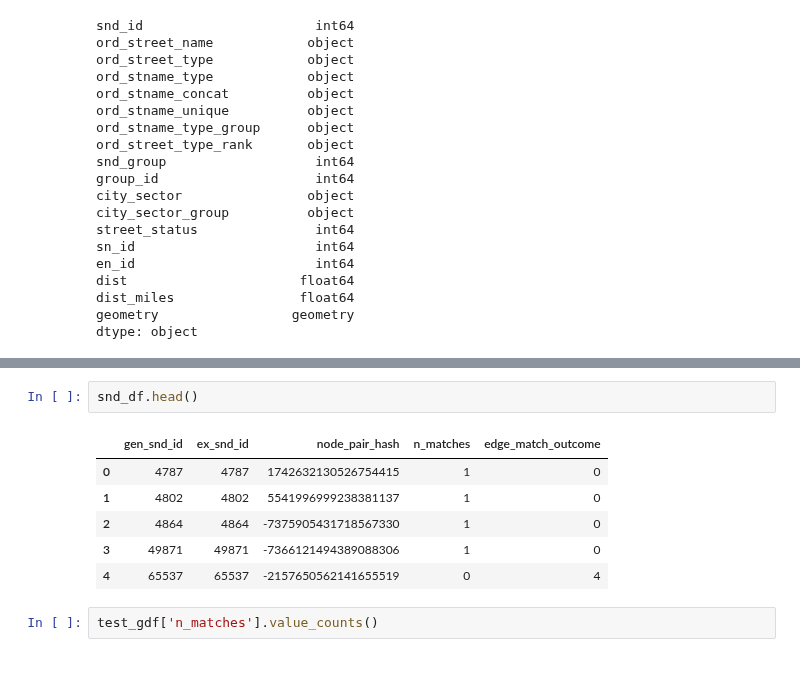
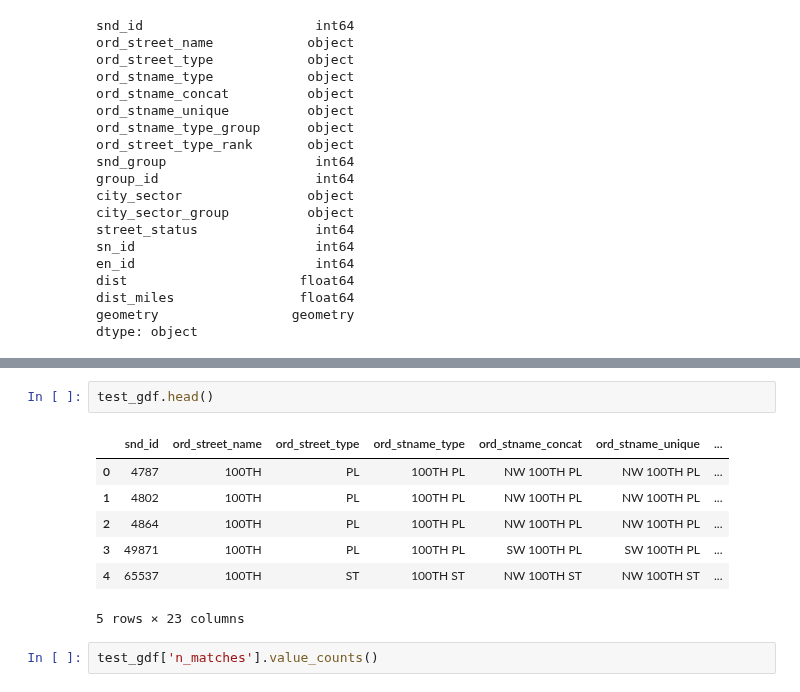
Before and after one commit to mike-babb/seattle_streets, a Jupyter notebook: code/step_13_find_overlapping_segments.ipynb, the cells around one changed output, grey strips where cells are left out. Saved outputs shown, nothing was run; the diff lists cells and outputs as text.

```diff
--- a/code/step_13_find_overlapping_segments.ipynb
+++ b/code/step_13_find_overlapping_segments.ipynb
@@ -166,15 +167,16 @@ test_gdf = pd.merge(left = gdf, right = snd_df,  left_on = 'snd_id', right_on='g
 test_gdf.shape
 # %% [output]
 (29780, 23)
-# %%
-snd_df.head()
-# %% [output]
-|  | gen_snd_id | ex_snd_id | node_pair_hash | n_matches | edge_match_outcome |
-| 0 | 4787 | 4787 | 1742632130526754415 | 1 | 0 |
-| 1 | 4802 | 4802 | 5541996999238381137 | 1 | 0 |
-| 2 | 4864 | 4864 | -7375905431718567330 | 1 | 0 |
-| 3 | 49871 | 49871 | -7366121494389088306 | 1 | 0 |
-| 4 | 65537 | 65537 | -2157650562141655519 | 0 | 4 |
+# %%
+test_gdf.head()
+# %% [output]
+|  | snd_id | ord_street_name | ord_street_type | ord_stname_type | ord_stname_concat | ord_stname_unique | ... |
+| 0 | 4787 | 100TH | PL | 100TH PL | NW 100TH PL | NW 100TH PL | ... |
+| 1 | 4802 | 100TH | PL | 100TH PL | NW 100TH PL | NW 100TH PL | ... |
+| 2 | 4864 | 100TH | PL | 100TH PL | NW 100TH PL | NW 100TH PL | ... |
+| 3 | 49871 | 100TH | PL | 100TH PL | SW 100TH PL | SW 100TH PL | ... |
+| 4 | 65537 | 100TH | ST | 100TH ST | NW 100TH ST | NW 100TH ST | ... |
+5 rows × 23 columns
 # %%
 test_gdf['n_matches'].value_counts()
 # %% [output]
```
Also changed, not shown: parts of 1 cell of this notebook.
